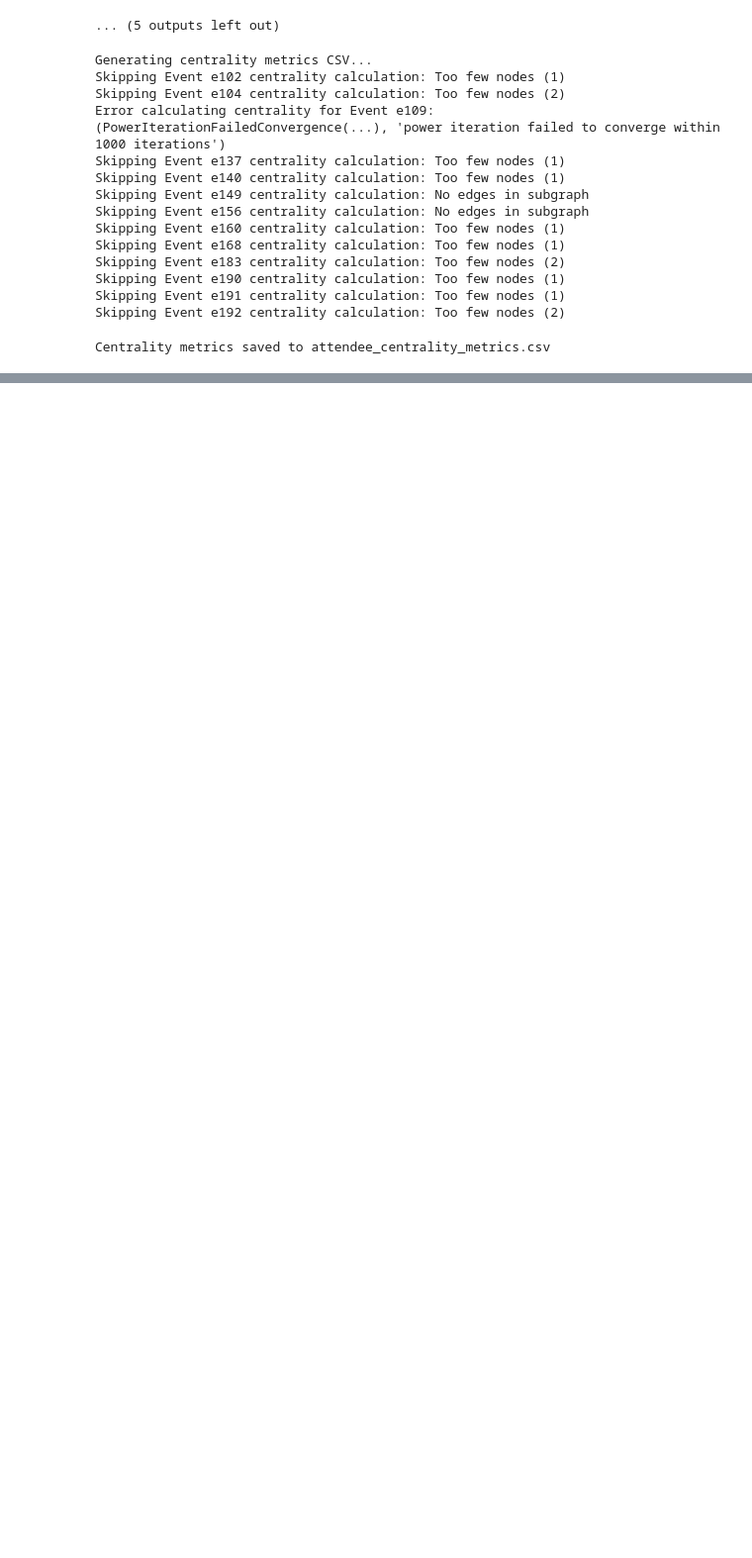
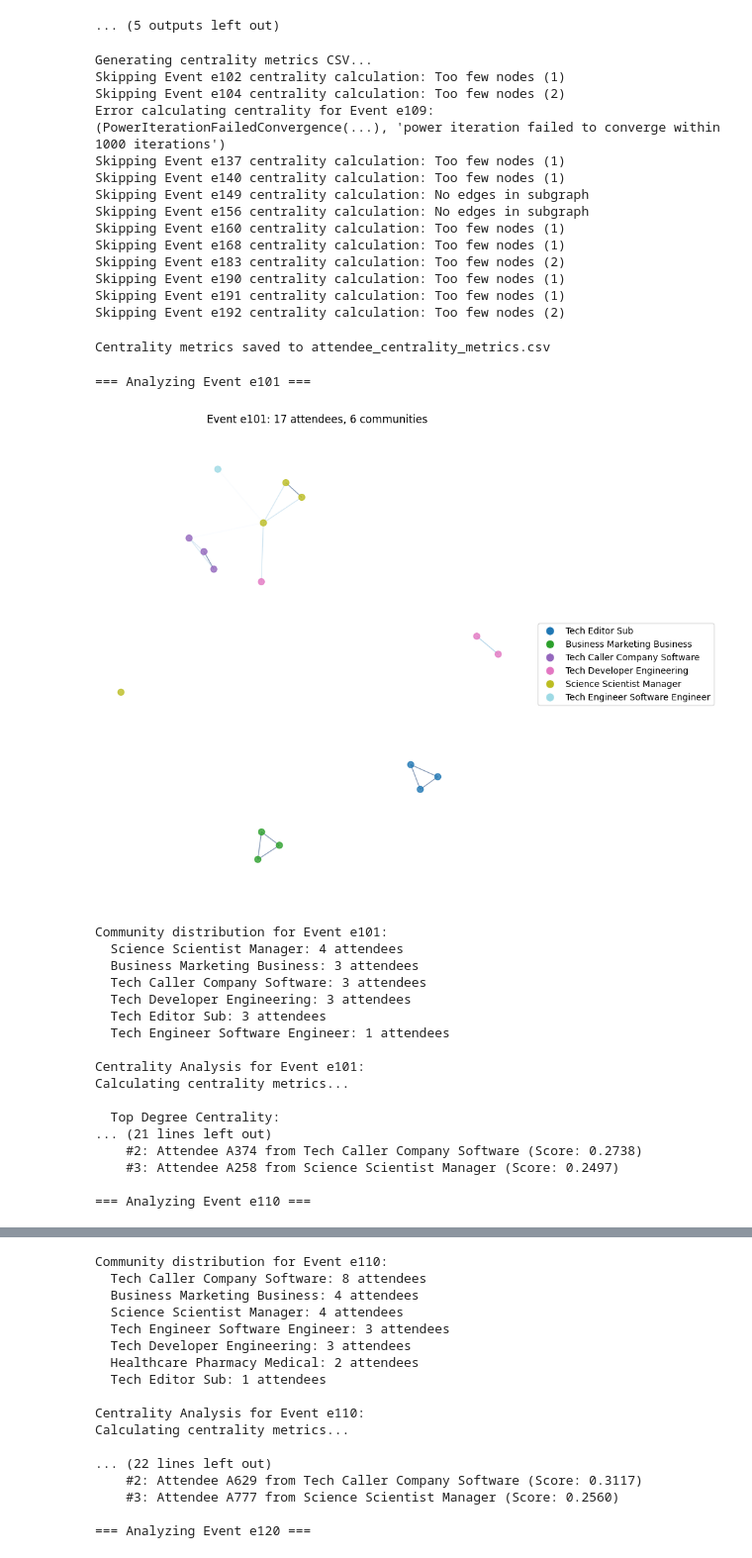
Before and after one commit to wumarc/bagel-hack, a Jupyter notebook: network_analysis_v1.ipynb, the cells around one changed output, grey strips where cells are left out. Shown at 99% size. Cells and saved outputs as stored; diff of their text form; code cells hidden in the pictures; blank space fills up the shorter version.

Commit message:
Add specific event function

```diff
--- a/network_analysis_v1.ipynb
+++ b/network_analysis_v1.ipynb
@@ -1779,0 +1843,33 @@ Centrality metrics saved to attendee_centrality_metrics.csv
+# %%
+# Example of visualizing specific events by ID
+specific_event_ids = ['e101', 'e110', 'e120']  # Replace with your event IDs of interest
+for event_id in specific_event_ids:
+    print(f"\n=== Analyzing Event {event_id} ===")
+    event_subgraph = visualize_specific_event(
+        event_id=event_id,
+        G=G,
+        attendees_df=processed_df,
+        event_mapping=event_mapping,
+        communities=communities,
+        community_labels=community_labels
+    )
+# %% [output]
+=== Analyzing Event e101 ===
+[figure, added]
+Community distribution for Event e101:
+  Science Scientist Manager: 4 attendees
+  Business Marketing Business: 3 attendees
+  Tech Caller Company Software: 3 attendees
+  Tech Developer Engineering: 3 attendees
+  Tech Editor Sub: 3 attendees
+  Tech Engineer Software Engineer: 1 attendees
+
+Centrality Analysis for Event e101:
+Calculating centrality metrics...
+
+  Top Degree Centrality:
+... (21 lines left out)
+    #2: Attendee A374 from Tech Caller Company Software (Score: 0.2738)
+    #3: Attendee A258 from Science Scientist Manager (Score: 0.2497)
+
+=== Analyzing Event e110 ===
@@ -1779,0 +1877,17 @@ Centrality metrics saved to attendee_centrality_metrics.csv
+Community distribution for Event e110:
+  Tech Caller Company Software: 8 attendees
+  Business Marketing Business: 4 attendees
+  Science Scientist Manager: 4 attendees
+  Tech Engineer Software Engineer: 3 attendees
+  Tech Developer Engineering: 3 attendees
+  Healthcare Pharmacy Medical: 2 attendees
+  Tech Editor Sub: 1 attendees
+
+Centrality Analysis for Event e110:
+Calculating centrality metrics...
+
+... (22 lines left out)
+    #2: Attendee A629 from Tech Caller Company Software (Score: 0.3117)
+    #3: Attendee A777 from Science Scientist Manager (Score: 0.2560)
+
+=== Analyzing Event e120 ===
```
Also changed, not shown: parts of 2 cells of this notebook.
